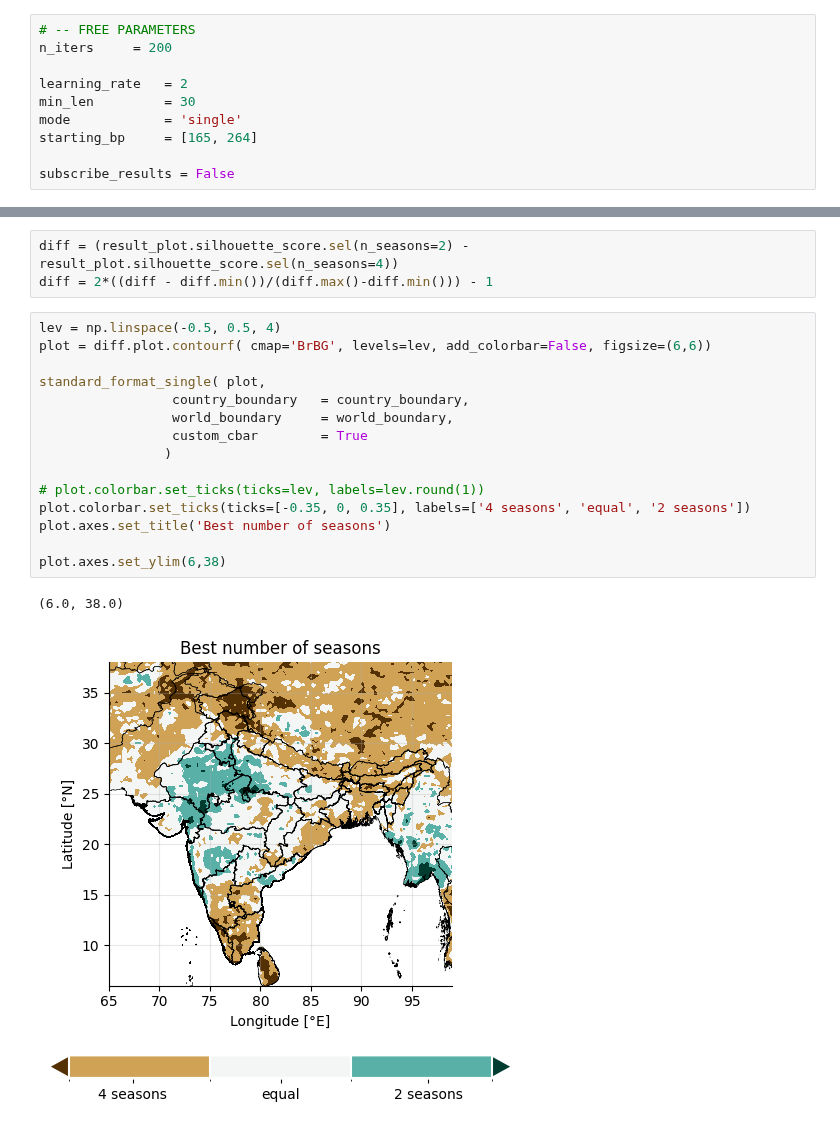
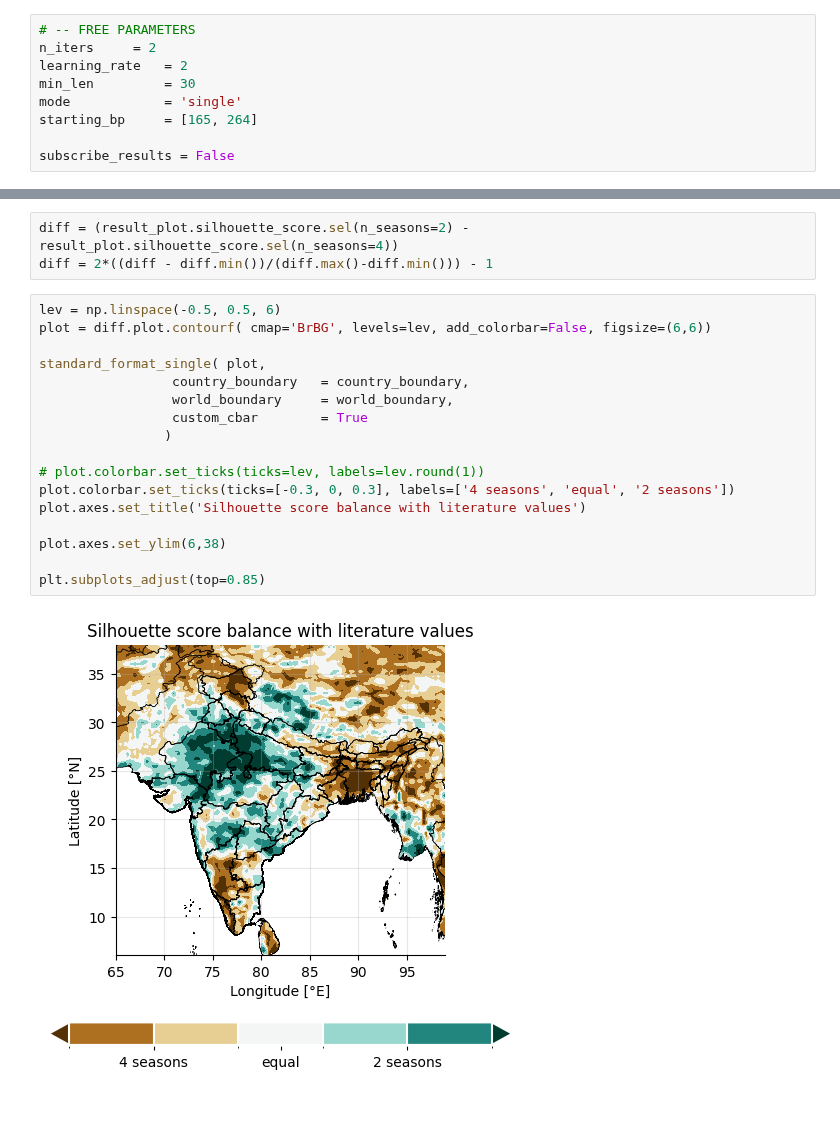
Before and after one commit to JGrassi97/XSeasonsDetect, a Jupyter notebook: notebooks/03_optimal_number_seasons.ipynb, the cells around one changed output, grey strips where cells are left out. Saved outputs shown, nothing was run; the diff lists cells and outputs as text.

```diff
--- a/notebooks/03_optimal_number_seasons.ipynb
+++ b/notebooks/03_optimal_number_seasons.ipynb
@@ -17,8 +17,7 @@ import warnings
 warnings.filterwarnings('ignore')
 # %%
 # -- FREE PARAMETERS
-n_iters     = 200
-
+n_iters     = 2
 learning_rate   = 2
 min_len         = 30
 mode            = 'single'
@@ -149,20 +150,21 @@ plt.savefig(results_path_image_best, dpi=300, bbox_inches='tight', transparent=F
 diff = (result_plot.silhouette_score.sel(n_seasons=2) - result_plot.silhouette_score.sel(n_seasons=4))
 diff = 2*((diff - diff.min())/(diff.max()-diff.min())) - 1
 # %%
-lev = np.linspace(-0.5, 0.5, 4)
+lev = np.linspace(-0.5, 0.5, 6)
 plot = diff.plot.contourf( cmap='BrBG', levels=lev, add_colorbar=False, figsize=(6,6))
 
 standard_format_single( plot,
                  country_boundary   = country_boundary,
                  world_boundary     = world_boundary,
                  custom_cbar        = True
                 )
 
 # plot.colorbar.set_ticks(ticks=lev, labels=lev.round(1))
-plot.colorbar.set_ticks(ticks=[-0.35, 0, 0.35], labels=['4 seasons', 'equal', '2 seasons'])
-plot.axes.set_title('Best number of seasons')
+plot.colorbar.set_ticks(ticks=[-0.3, 0, 0.3], labels=['4 seasons', 'equal', '2 seasons'])
+plot.axes.set_title('Silhouette score balance with literature values')
 
 plot.axes.set_ylim(6,38)
+
+plt.subplots_adjust(top=0.85)
 # %% [output]
-(6.0, 38.0)
-[figure, old version]
+[figure, new version]
```
Also changed, not shown: parts of 2 cells of this notebook, 4 other files.
